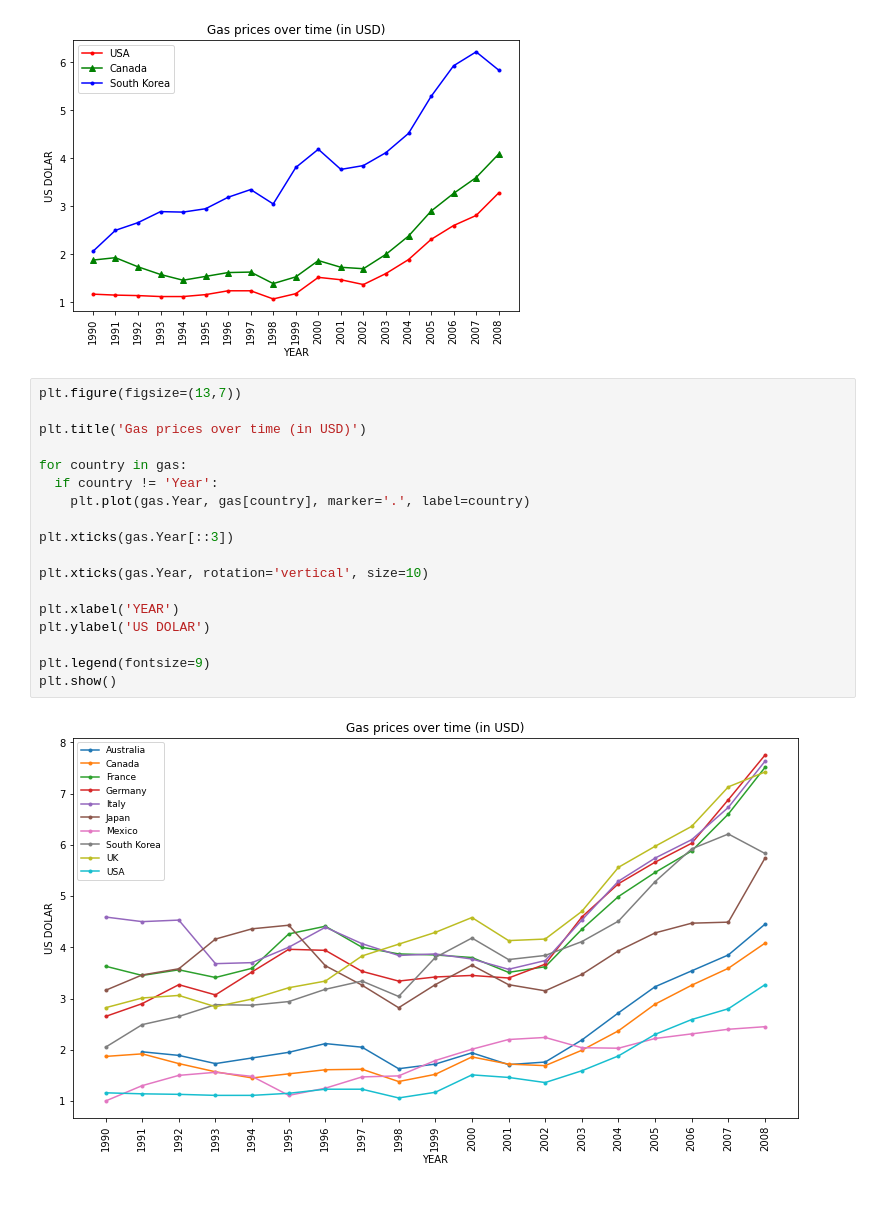
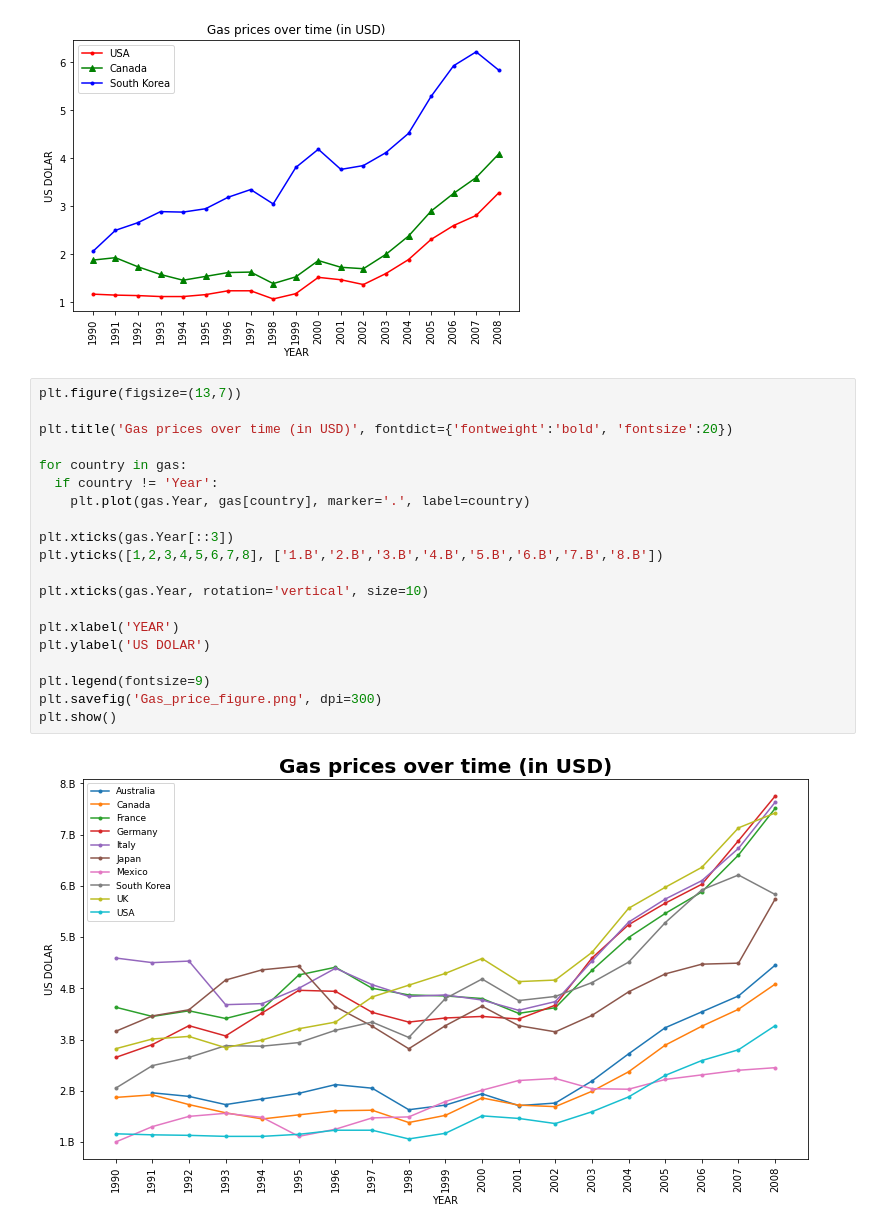
Before and after one commit to JMustang/data_science, a Jupyter notebook: Python_Plotting_Tutorial/matplotlib_tutorial.ipynb, the cells around one changed output. Saved outputs shown, nothing was run; the diff lists cells and outputs as text; blank space fills up the shorter version.

```diff
--- a/Python_Plotting_Tutorial/matplotlib_tutorial.ipynb
+++ b/Python_Plotting_Tutorial/matplotlib_tutorial.ipynb
@@ -30,20 +30,22 @@ plt.show()
 # %%
 plt.figure(figsize=(13,7))
 
-plt.title('Gas prices over time (in USD)')
+plt.title('Gas prices over time (in USD)', fontdict={'fontweight':'bold', 'fontsize':20})
 
 for country in gas:
   if country != 'Year':
     plt.plot(gas.Year, gas[country], marker='.', label=country)
 
 plt.xticks(gas.Year[::3])
+plt.yticks([1,2,3,4,5,6,7,8], ['1.B','2.B','3.B','4.B','5.B','6.B','7.B','8.B'])
 
 plt.xticks(gas.Year, rotation='vertical', size=10)
 
 plt.xlabel('YEAR')
 plt.ylabel('US DOLAR')
 
 plt.legend(fontsize=9)
+plt.savefig('Gas_price_figure.png', dpi=300)
 plt.show()
 # %% [output]
-[figure, old version]
+[figure, new version]
```
Also changed, not shown: 2 other files.
